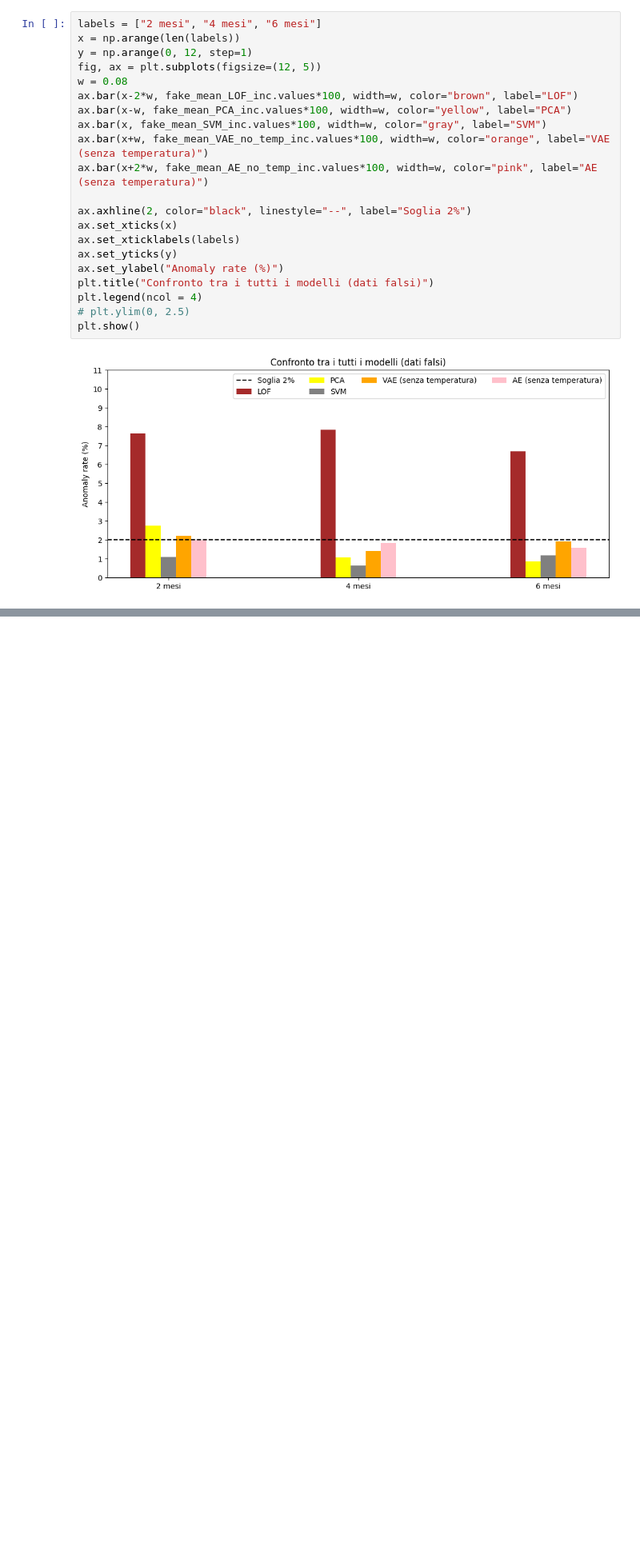
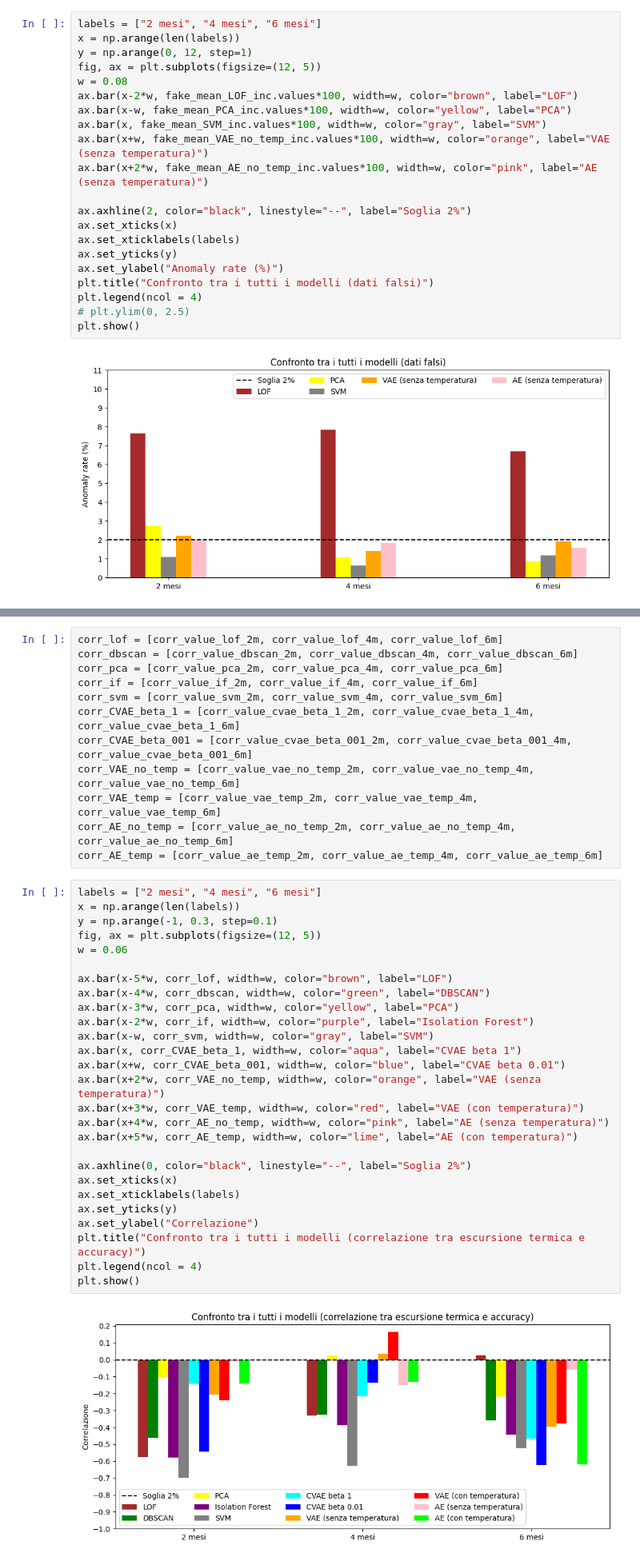
Before and after one commit to RickyF404/Tesi, a Jupyter notebook: Graphs.ipynb, the cells around one changed output, grey strips where cells are left out. Shown at 80% size. Cells and saved outputs as stored; diff of their text form; blank space fills up the shorter version.

```diff
--- a/Graphs.ipynb
+++ b/Graphs.ipynb
@@ -823,0 +1619,41 @@ plt.show()
+# %%
+corr_lof = [corr_value_lof_2m, corr_value_lof_4m, corr_value_lof_6m]
+corr_dbscan = [corr_value_dbscan_2m, corr_value_dbscan_4m, corr_value_dbscan_6m]
+corr_pca = [corr_value_pca_2m, corr_value_pca_4m, corr_value_pca_6m]
+corr_if = [corr_value_if_2m, corr_value_if_4m, corr_value_if_6m]
+corr_svm = [corr_value_svm_2m, corr_value_svm_4m, corr_value_svm_6m]
+corr_CVAE_beta_1 = [corr_value_cvae_beta_1_2m, corr_value_cvae_beta_1_4m, corr_value_cvae_beta_1_6m]
+corr_CVAE_beta_001 = [corr_value_cvae_beta_001_2m, corr_value_cvae_beta_001_4m, corr_value_cvae_beta_001_6m]
+corr_VAE_no_temp = [corr_value_vae_no_temp_2m, corr_value_vae_no_temp_4m, corr_value_vae_no_temp_6m]
+corr_VAE_temp = [corr_value_vae_temp_2m, corr_value_vae_temp_4m, corr_value_vae_temp_6m]
+corr_AE_no_temp = [corr_value_ae_no_temp_2m, corr_value_ae_no_temp_4m, corr_value_ae_no_temp_6m]
+corr_AE_temp = [corr_value_ae_temp_2m, corr_value_ae_temp_4m, corr_value_ae_temp_6m]
+# %%
+labels = ["2 mesi", "4 mesi", "6 mesi"]
+x = np.arange(len(labels))
+y = np.arange(-1, 0.3, step=0.1)
+fig, ax = plt.subplots(figsize=(12, 5))
+w = 0.06
+
+ax.bar(x-5*w, corr_lof, width=w, color="brown", label="LOF")
+ax.bar(x-4*w, corr_dbscan, width=w, color="green", label="DBSCAN")
+ax.bar(x-3*w, corr_pca, width=w, color="yellow", label="PCA")
+ax.bar(x-2*w, corr_if, width=w, color="purple", label="Isolation Forest")
+ax.bar(x-w, corr_svm, width=w, color="gray", label="SVM")
+ax.bar(x, corr_CVAE_beta_1, width=w, color="aqua", label="CVAE beta 1")
+ax.bar(x+w, corr_CVAE_beta_001, width=w, color="blue", label="CVAE beta 0.01")
+ax.bar(x+2*w, corr_VAE_no_temp, width=w, color="orange", label="VAE (senza temperatura)")
+ax.bar(x+3*w, corr_VAE_temp, width=w, color="red", label="VAE (con temperatura)")
+ax.bar(x+4*w, corr_AE_no_temp, width=w, color="pink", label="AE (senza temperatura)")
+ax.bar(x+5*w, corr_AE_temp, width=w, color="lime", label="AE (con temperatura)")
+
+ax.axhline(0, color="black", linestyle="--", label="Soglia 2%")
+ax.set_xticks(x)
+ax.set_xticklabels(labels)
+ax.set_yticks(y)
+ax.set_ylabel("Correlazione")
+plt.title("Confronto tra i tutti i modelli (correlazione tra escursione termica e accuracy)")
+plt.legend(ncol = 4)
+plt.show()
+# %% [output]
+[figure, added]
```
Also changed, not shown: parts of 20 cells of this notebook.
